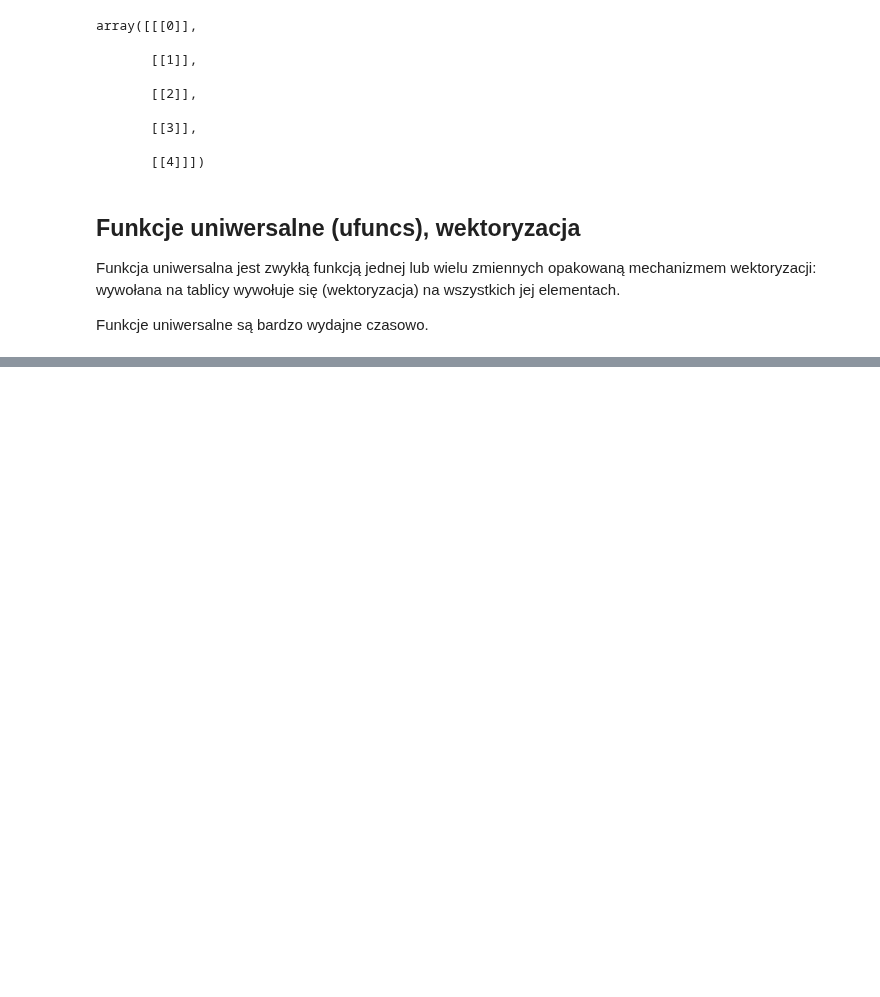
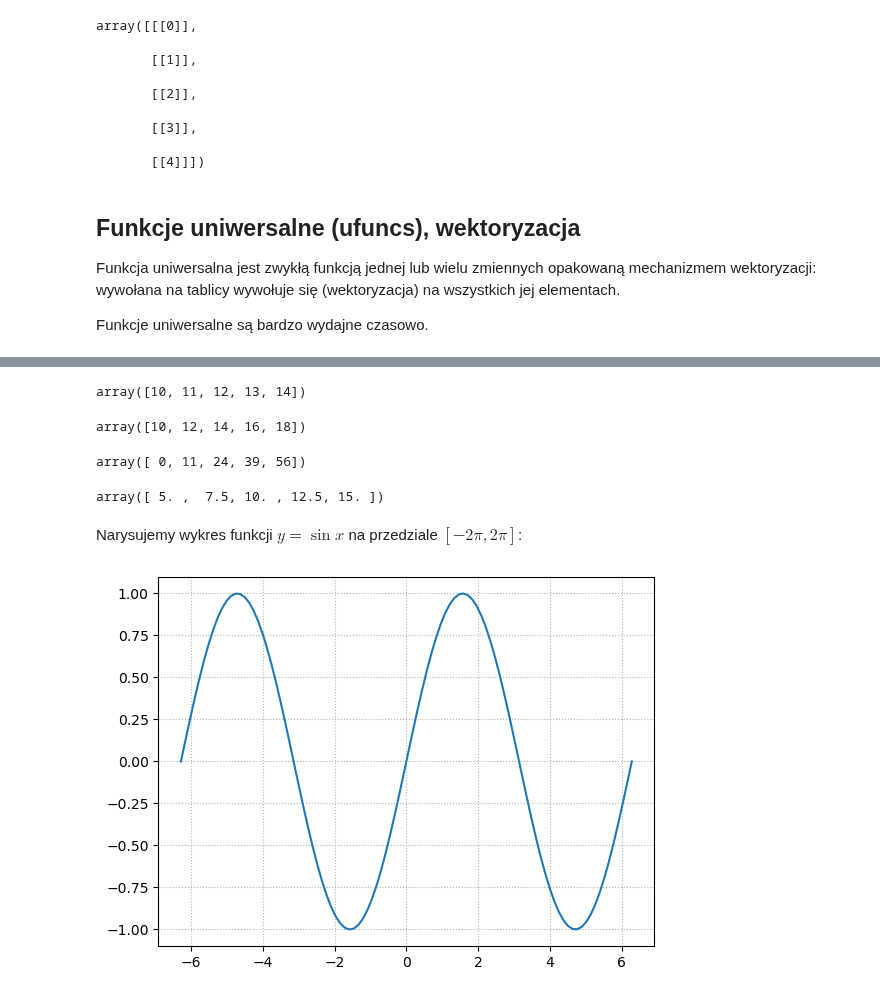
Before and after one commit to tomasz450/analiza-danych-2025-03-24, a Jupyter notebook: 2. NumPy/NumPy.ipynb, the cells around one changed output, grey strips where cells are left out. Cells and saved outputs as stored; diff of their text form; code cells hidden in the pictures; blank space fills up the shorter version.

```diff
--- a/2. NumPy/NumPy.ipynb
+++ b/2. NumPy/NumPy.ipynb
@@ -480,0 +488,30 @@ Funkcje uniwersalne są bardzo wydajne czasowo.
+# %%
+y
+# %% [output]
+array([10, 11, 12, 13, 14])
+# %%
+x + y
+# %% [output]
+array([10, 12, 14, 16, 18])
+# %%
+x * y
+# %% [output]
+array([ 0, 11, 24, 39, 56])
+# %%
+2*x + y/2
+# %% [output]
+array([ 5. ,  7.5, 10. , 12.5, 15. ])
+# %% [markdown]
+Narysujemy wykres funkcji $y=\sin x$ na przedziale $[-2\pi, 2\pi]$:
+# %%
+from matplotlib import pyplot as plt
+%matplotlib inline
+# plt.style.use('seaborn-notebook')
+
+# 100 punktów równomiernego podziału
+X = np.linspace(-2*np.pi, 2*np.pi, 100)
+Y = np.sin(X) # ufunc!
+plt.plot(X, Y)
+plt.grid(ls=':')
+# %% [output]
+[figure, added]
```
Also changed, not shown: parts of 2 cells of this notebook.
